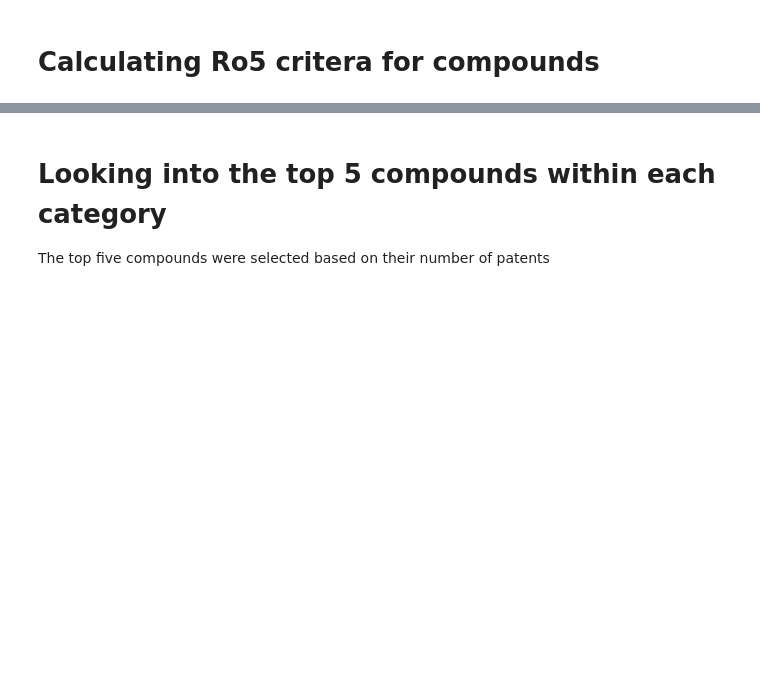
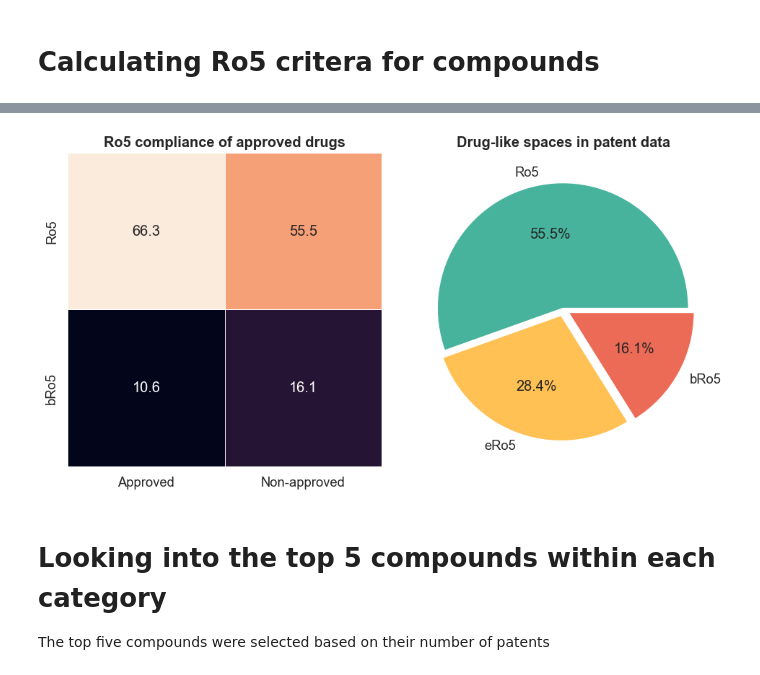
Before and after one commit to Fraunhofer-ITMP/patent-clinical-candidate-characteristics, a Jupyter notebook: notebooks/3_3_1_ro5_overview.ipynb, the cells around one changed output, grey strips where cells are left out. Cells and saved outputs as stored; diff of their text form; code cells hidden in the pictures; blank space fills up the shorter version.

```diff
--- a/notebooks/3_3_1_ro5_overview.ipynb
+++ b/notebooks/3_3_1_ro5_overview.ipynb
@@ -138,0 +193,14 @@ bRo5: 1799063 (24.06%)
+# %%
+property_combined_df["inchikey"] = property_combined_df["SMILES"].map(
+    smiles_to_inchikey_dict
+)
+# %%
+drugbank_df = pd.read_csv(f"{DATA_DIR}/drugbank_approved_structure_links.csv.zip")
+# %%
+approved_patented_drugs = property_combined_df[
+    property_combined_df["inchikey"].isin(drugbank_df["InChIKey"])
+]
+
+non_approved_patented_drugs = property_combined_df[
+    ~property_combined_df["inchikey"].isin(drugbank_df["InChIKey"])
+]
@@ -139,3 +216,25 @@ bRo5: 1799063 (24.06%)
+# %%
+plt.figure(figsize=(10, 5))
+sns.set(font_scale=1.2)
+
+plt.subplot(1, 2, 1)
+sns.heatmap(df, annot=True, fmt=".1f", square=True, cbar=False, linewidth=0.5)
+plt.title("Ro5 compliance of approved drugs", fontweight="bold")
+
+plt.subplot(1, 2, 2)
+plt.pie(
+    [55.46, 28.43, 16.11],
+    autopct="%1.1f%%",
+    labels=["Ro5", "eRo5", "bRo5"],
+    colors=["#47B39C", "#FFC154", "#EC6B56"],
+    explode=(0.01, 0.05, 0.05),
+)
+plt.title("Drug-like spaces in patent data", fontweight="bold")
+plt.tight_layout()
+plt.savefig(f"{FIGURE_DIR}/figure_4.png", dpi=400)
+plt.show()
+# %% [output]
+[figure, added]
 # %% [markdown]
 # Looking into the top 5 compounds within each category
 
```
Also changed, not shown: parts of 38 cells of this notebook.
